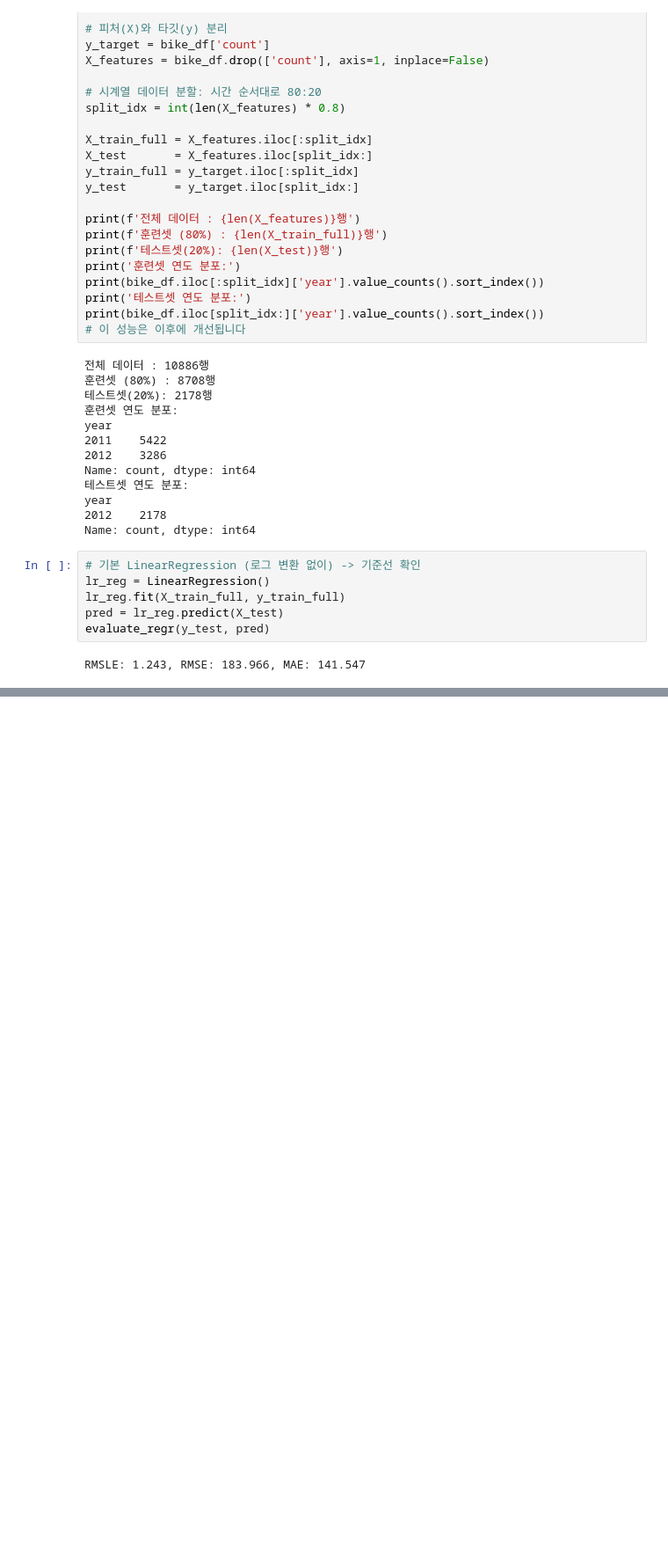
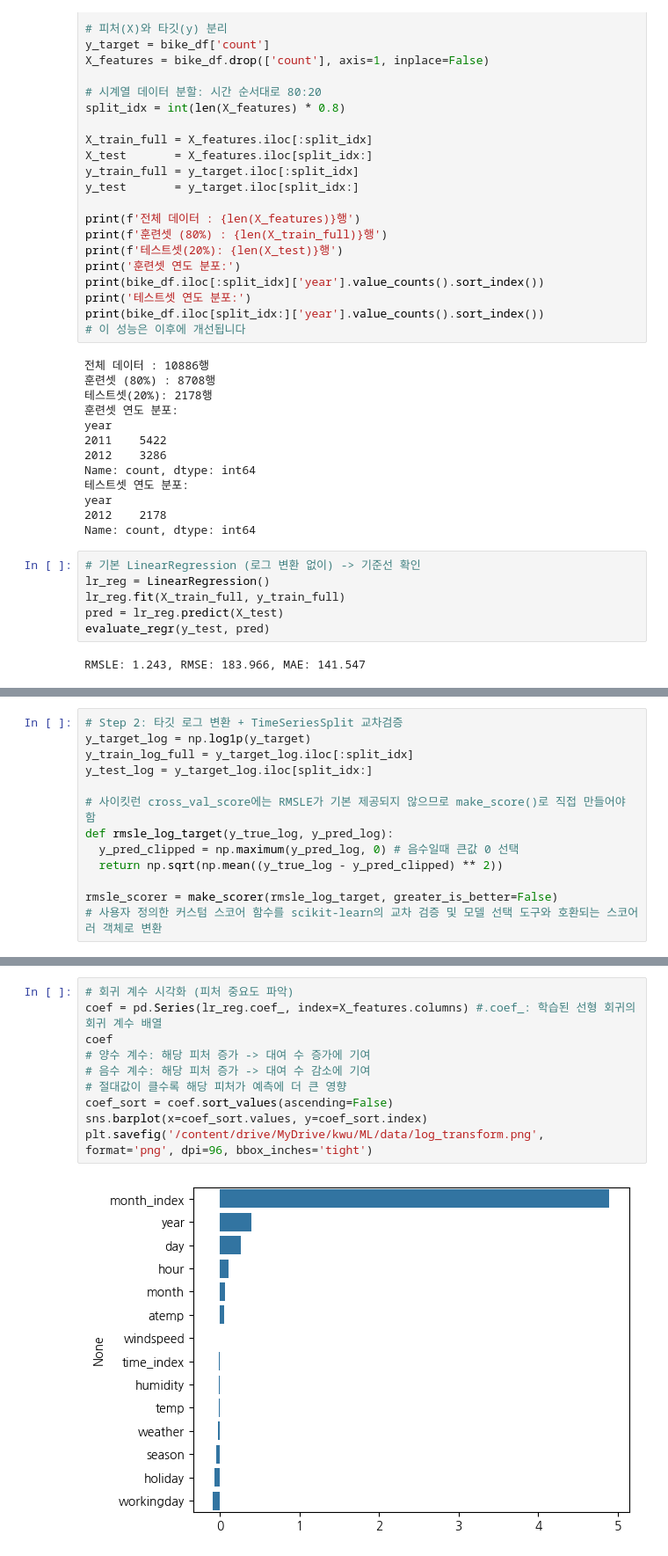
Before and after one commit to deartoms/python, a Jupyter notebook: Chapter05_03_자전거수요예측실습.ipynb, the cells around one changed output, grey strips where cells are left out. Shown at 88% size. Saved outputs shown, nothing was run; the diff lists cells and outputs as text; blank space fills up the shorter version.

```diff
--- a/Chapter05_03_자전거수요예측실습.ipynb
+++ b/Chapter05_03_자전거수요예측실습.ipynb
@@ -231,0 +265,13 @@ RMSLE: 1.243, RMSE: 183.966, MAE: 141.547
+# %%
+# Step 2: 타깃 로그 변환 + TimeSeriesSplit 교차검증
+y_target_log = np.log1p(y_target)
+y_train_log_full = y_target_log.iloc[:split_idx]
+y_test_log = y_target_log.iloc[split_idx:]
+
+# 사이킷런 cross_val_score에는 RMSLE가 기본 제공되지 않으므로 make_score()로 직접 만들어야 함
+def rmsle_log_target(y_true_log, y_pred_log):
+  y_pred_clipped = np.maximum(y_pred_log, 0) # 음수일때 큰값 0 선택
+  return np.sqrt(np.mean((y_true_log - y_pred_clipped) ** 2))
+
+rmsle_scorer = make_scorer(rmsle_log_target, greater_is_better=False)
+# 사용자 정의한 커스텀 스코어 함수를 scikit-learn의 교차 검증 및 모델 선택 도구와 호환되는 스코어러 객체로 변환
@@ -231,0 +329,12 @@ RMSLE: 1.243, RMSE: 183.966, MAE: 141.547
+# %%
+# 회귀 계수 시각화 (피처 중요도 파악)
+coef = pd.Series(lr_reg.coef_, index=X_features.columns) #.coef_: 학습된 선형 회귀의 회귀 계수 배열
+coef
+# 양수 계수: 해당 피처 증가 -> 대여 수 증가에 기여
+# 음수 계수: 해당 피처 증가 -> 대여 수 감소에 기여
+# 절대값이 클수록 해당 피처가 예측에 더 큰 영향
+coef_sort = coef.sort_values(ascending=False)
+sns.barplot(x=coef_sort.values, y=coef_sort.index)
+plt.savefig('/content/drive/MyDrive/kwu/ML/data/log_transform.png', format='png', dpi=96, bbox_inches='tight')
+# %% [output]
+[figure, added]
```
Also changed, not shown: parts of 8 cells of this notebook.
